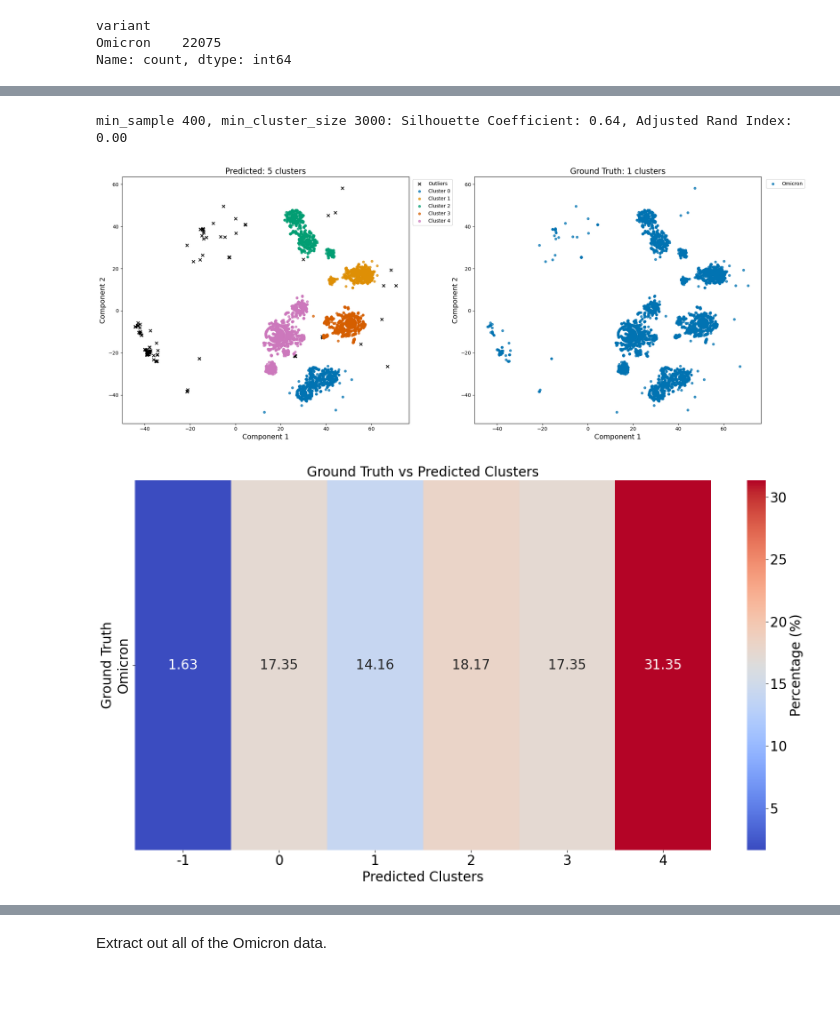
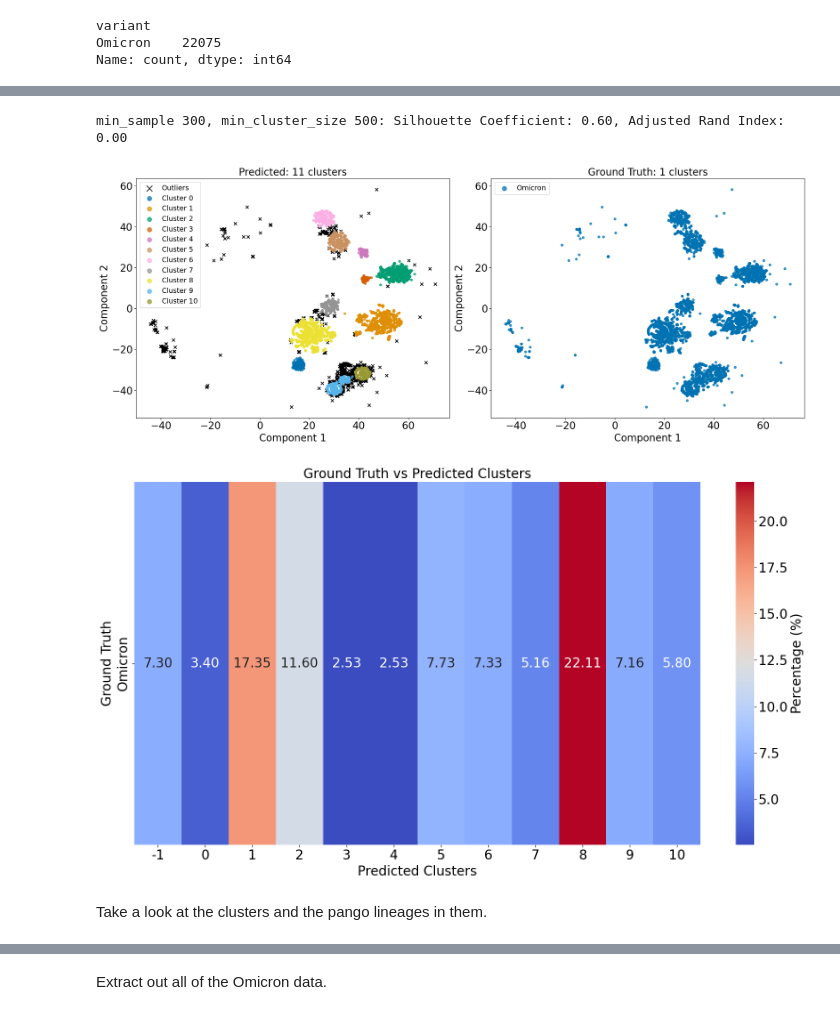
Before and after one commit to hubin-keio/Spike_NLP, a Jupyter notebook: notebooks/clustering/hdbscan_clustering-RBD.ipynb, the cells around one changed output, grey strips where cells are left out. Drawn from its saved outputs; the diff is of its cells as text; code cells hidden in the pictures; blank space fills up the shorter version.

Commit message:
clustering updates - downsampled omicron only, betacov

```diff
--- a/notebooks/clustering/hdbscan_clustering-RBD.ipynb
+++ b/notebooks/clustering/hdbscan_clustering-RBD.ipynb
@@ -285,7 +285,7 @@ min_sample 2000, min_cluster_size 22000: (Silhouette Coefficient 0.51, Adjusted
 # %% [markdown]
 Plotting the tSNE embeddings after applying HDBSCAN.
 # %%
-def plot_hdbscan_comparison_ado(save_as, info_df, embedding_matrix, hdb_labels, data_column, colormap):
+def plot_hdbscan_comparison(save_as, info_df, embedding_matrix, hdb_labels, data_column, colormap):
     # Ground truth color mapping
     unique_data_values = info_df[data_column].unique()
     ground_truth_colors = sns.color_palette(colormap, n_colors=len(unique_data_values))
@@ -293,7 +293,10 @@ def plot_hdbscan_comparison_ado(save_as, info_df, embedding_matrix, hdb_labels,
 
     # HDBSCAN cluster color mapping
     unique_clusters = np.unique(hdb_labels)
-    cluster_colors = sns.color_palette(colormap, n_colors=len(unique_clusters)-1)  # -1 to exclude outliers
+    if (len(unique_clusters)-1) > 10:
+        cluster_colors = sns.color_palette("colorblind", 10) + sns.color_palette(["#999933", "#882255", "#661100", "#6699CC", "#332288"])
+    else:
+        cluster_colors = sns.color_palette(colormap, n_colors=len(unique_clusters)-1)  # -1 to exclude outliers
     cluster_color_dict = {label: color for label, color in zip(unique_clusters[unique_clusters != -1], cluster_colors)}
     cluster_color_dict[-1] = 'black'  # Outliers are gray
 
@@ -301,10 +304,11 @@ def plot_hdbscan_comparison_ado(save_as, info_df, embedding_matrix, hdb_labels,
     n_true_clusters = len(unique_data_values)
 
     fig, axes = plt.subplots(1, 2, figsize=(20, 8))
+    fontsize = 20
 
     # Left subplot: HDBSCAN clusters
     ax1 = axes[0]
-    ax1.set_title(f'Predicted: {n_predicted_clusters} clusters', fontsize=16)
+    ax1.set_title(f'Predicted: {n_predicted_clusters} clusters', fontsize=fontsize)
     for label in unique_clusters:
         mask = hdb_labels == label
         if label == -1:
@@ -314,22 +318,23 @@ def plot_hdbscan_comparison_ado(save_as, info_df, embedding_matrix, hdb_labels,
             ax1.scatter(embedding_matrix[mask, 0], embedding_matrix[mask, 1],
                         c=[cluster_color_dict[label]], label=f'Cluster {label}',
                         s=20, alpha=0.75)
-    ax1.legend(loc='upper right', bbox_to_anchor=(1.16, 1))
+    ax1.legend(loc='upper left', fontsize=fontsize-6, markerscale=2)
 
     # Right subplot: Ground truth
     ax2 = axes[1]
-    ax2.set_title(f'Ground Truth: {n_true_clusters} clusters', fontsize=16)
+    ax2.set_title(f'Ground Truth: {n_true_clusters} clusters', fontsize=fontsize)
     for value in unique_data_values:
         mask = info_df[data_column] == value
         ax2.scatter(embedding_matrix[mask, 0], embedding_matrix[mask, 1],
                     c=[ground_truth_color_dict[value]], label=value,
                     s=20, alpha=0.75)
 
-    ax2.legend(loc='upper right', bbox_to_anchor=(1.16, 1))
+    ax2.legend(loc='upper left', fontsize=fontsize-6, markerscale=2)
 
     for ax in axes:
-        ax.set_xlabel('Component 1', fontsize=14)
-        ax.set_ylabel('Component 2', fontsize=14)
+        ax.set_xlabel('Component 1', fontsize=fontsize)
+        ax.set_ylabel('Component 2', fontsize=fontsize)
+        ax.tick_params(axis='both', which='major', labelsize=fontsize)
 
     plt.tight_layout()
     plt.savefig(f"{save_as}.pdf", format="pdf")
@@ -394,8 +407,8 @@ embedded_ado_df = pd.read_parquet(parquet_file, engine='fastparquet')
 embedded_ado_o_df = embedded_ado_df[embedded_ado_df['variant'].isin(["Omicron"])]
 print(embedded_ado_o_df['variant'].value_counts())
 
-embedding_matrix_reduced_o = embedded_ado_o_df[['DIM_1', 'DIM_2']].values
-info_df_o = embedded_ado_o_df.drop(columns=['DIM_1', 'DIM_2'])
+embedding_matrix_reduced_ado_o = embedded_ado_o_df[['DIM_1', 'DIM_2']].values
+info_df_ado_o = embedded_ado_o_df.drop(columns=['DIM_1', 'DIM_2'])
 # %% [output]
 variant
 Omicron    22075
@@ -433,26 +446,28 @@ min_sample 1000, min_cluster_size 2000: (Silhouette Coefficient 0.56, Adjusted R
 min_sample 1000, min_cluster_size 2500: (Silhouette Coefficient 0.56, Adjusted Rand Index 0.00)
 min_sample 1000, min_cluster_size 3000: (Silhouette Coefficient 0.49, Adjusted Rand Index 0.00)
 # %%
-min_samples = 400
-min_cluster_size = 3000
+min_samples = 300
+min_cluster_size = 500
 
 # Cluster
-hdb_labels_o = hdbscan.HDBSCAN(
+hdb_labels_ado_o = hdbscan.HDBSCAN(
     min_samples=min_samples,
     min_cluster_size=min_cluster_size,
     core_dist_n_jobs=-1  # Enable parallel processing
-).fit(embedding_matrix_reduced_o).labels_
+).fit(embedding_matrix_reduced_ado_o).labels_
 
 # Evaluate clustering
-silhouette_avg = silhouette_score(embedding_matrix_reduced_o, hdb_labels_o)
-ari = adjusted_rand_score(info_df_o["variant"], hdb_labels_o)
+silhouette_avg = silhouette_score(embedding_matrix_reduced_ado_o, hdb_labels_ado_o)
+ari = adjusted_rand_score(info_df_ado_o["variant"], hdb_labels_ado_o)
 print(f"min_sample {min_samples}, min_cluster_size {min_cluster_size}: Silhouette Coefficient: {silhouette_avg:.2f}, Adjusted Rand Index: {ari:.2f}")
 save_as = f"../../results/plots/clustering/RBD.ADO.O.tSNE-seed0_perp{perplexity}.HDBSCAN-ms{min_samples}_mcs{min_cluster_size}-sc{silhouette_avg:.2f}_ari{ari:.2f}"
-plot_hdbscan_comparison_ado(save_as, info_df_o, embedding_matrix_reduced_o, hdb_labels_o, "variant", "colorblind")
+plot_hdbscan_comparison(save_as, info_df_ado_o, embedding_matrix_reduced_ado_o, hdb_labels_ado_o, "variant", "colorblind")
 
 # Create the truth table
-plot_hdbscan_truthtable_heatmap(save_as, info_df_o, hdb_labels_o, "variant")
+plot_hdbscan_truthtable_heatmap(save_as, info_df_ado_o, hdb_labels_ado_o, "variant")
 # %% [output]
-min_sample 400, min_cluster_size 3000: Silhouette Coefficient: 0.64, Adjusted Rand Index: 0.00
+min_sample 300, min_cluster_size 500: Silhouette Coefficient: 0.60, Adjusted Rand Index: 0.00
-[figure, old version]
+[figure, new version]
-[figure, old version]
+[figure, new version]
+# %% [markdown]
+Take a look at the clusters and the pango lineages in them.
```
Also changed, not shown: parts of 19 cells of this notebook, 20 other files.
